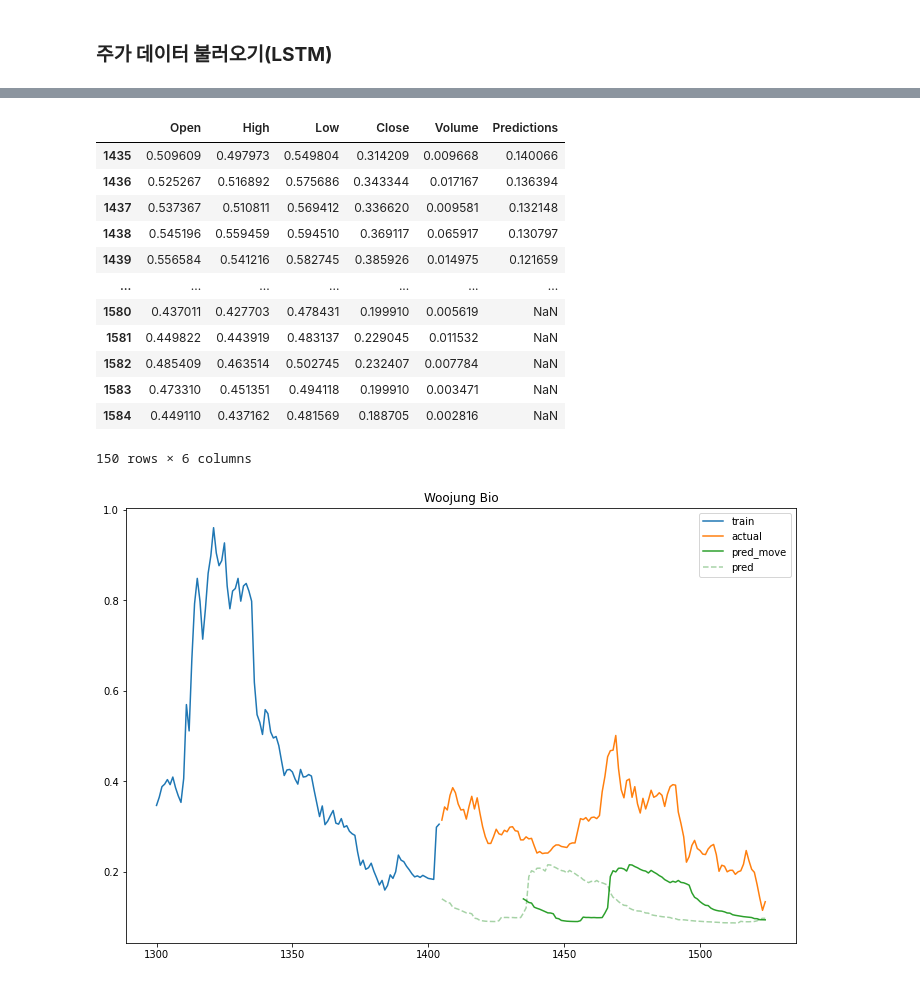
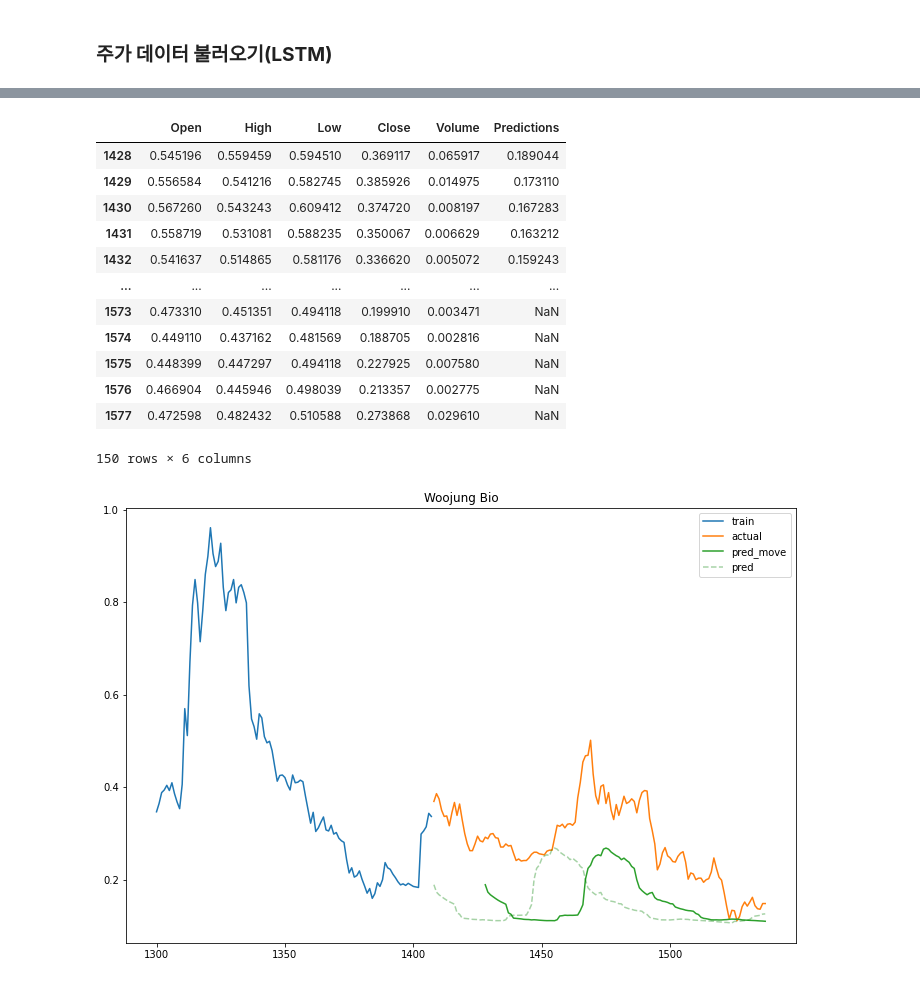
Before and after one commit to KimGriezmann/LSTM_price_prediction, a Jupyter notebook: price_predict.ipynb, the cells around one changed output, grey strips where cells are left out. Saved outputs shown, nothing was run; the diff lists cells and outputs as text; code cells hidden in the pictures.

```diff
--- a/price_predict.ipynb
+++ b/price_predict.ipynb
@@ -432,9 +432,9 @@ access_bio_test_feature = access_bio_test[feature_cols]
 access_bio_test_label = access_bio_test[label_cols]
 
 # train dataset
-samsung_train_feature, samsung_train_label = make_dataset(samsung_train_feature, samsung_train_label, 30)
-bio_train_feature, bio_train_label = make_dataset(bio_train_feature, bio_train_label, 30)
-access_bio_train_feature, access_bio_train_label = make_dataset(access_bio_train_feature, access_bio_train_label, 30)
+samsung_train_feature, samsung_train_label = make_dataset(samsung_train_feature, samsung_train_label, 20)
+bio_train_feature, bio_train_label = make_dataset(bio_train_feature, bio_train_label, 20)
+access_bio_train_feature, access_bio_train_label = make_dataset(access_bio_train_feature, access_bio_train_label, 20)
 
 # train, validation set 생성
 from sklearn.model_selection import train_test_split
@@ -443,9 +443,9 @@ bio_x_train, bio_x_valid, bio_y_train, bio_y_valid = train_test_split(bio_train_
 access_bio_x_train, access_bio_x_valid, access_bio_y_train, access_bio_y_valid = train_test_split(access_bio_train_feature, access_bio_train_label, test_size=0.2)
 
 # test dataset (실제 예측 해볼 데이터)
-samsung_test_feature, samsung_test_label = make_dataset(samsung_test_feature, samsung_test_label, 30)
-bio_test_feature, bio_test_label = make_dataset(bio_test_feature, bio_test_label, 30)
-access_bio_test_feature, access_bio_test_label = make_dataset(access_bio_test_feature, access_bio_test_label, 30)
+samsung_test_feature, samsung_test_label = make_dataset(samsung_test_feature, samsung_test_label, 20)
+bio_test_feature, bio_test_label = make_dataset(bio_test_feature, bio_test_label, 20)
+access_bio_test_feature, access_bio_test_label = make_dataset(access_bio_test_feature, access_bio_test_label, 20)
 # %%
 from keras.models import Sequential
 from keras.layers import Dense
@@ -478,9 +494,9 @@ access_bio_pred = model3.predict(access_bio_test_feature)
 # %%
-samsung_index_ex = list(range(2565,2565+len(samsung_pred)))
+samsung_index_ex = list(range(2568,2568+len(samsung_pred)))
 samsung_pred_df = pd.DataFrame(samsung_pred, index = samsung_index_ex)
 
-bio_index_ex = list(range(1405,1405+len(bio_pred)))
+bio_index_ex = list(range(1408,1408+len(bio_pred)))
 bio_pred_df = pd.DataFrame(bio_pred, index = bio_index_ex)
 
-access_bio_index_ex = list(range(1823,1823+len(access_bio_pred)))
+access_bio_index_ex = list(range(1826,1826+len(access_bio_pred)))
 access_bio_pred_df = pd.DataFrame(access_bio_pred, index = access_bio_index_ex)
@@ -572,30 +573,31 @@ bio_test_df
 150 rows × 6 columns
 # %%
-ma30_index = list(range(1435,1435+len(bio_test_df)))
+ma30_index = list(range(1428,1428+len(bio_test_df)))
 ma30_bio_pred_df = bio_test_df.set_index(keys = [ma30_index], inplace = False)
 ma30_bio_pred_df
 # %% [output]
 |  | Open | High | Low | Close | Volume | Predictions |
-| 1435 | 0.509609 | 0.497973 | 0.549804 | 0.314209 | 0.009668 | 0.140066 |
-| 1436 | 0.525267 | 0.516892 | 0.575686 | 0.343344 | 0.017167 | 0.136394 |
-| 1437 | 0.537367 | 0.510811 | 0.569412 | 0.336620 | 0.009581 | 0.132148 |
-| 1438 | 0.545196 | 0.559459 | 0.594510 | 0.369117 | 0.065917 | 0.130797 |
-| 1439 | 0.556584 | 0.541216 | 0.582745 | 0.385926 | 0.014975 | 0.121659 |
+| 1428 | 0.545196 | 0.559459 | 0.594510 | 0.369117 | 0.065917 | 0.189044 |
+| 1429 | 0.556584 | 0.541216 | 0.582745 | 0.385926 | 0.014975 | 0.173110 |
+| 1430 | 0.567260 | 0.543243 | 0.609412 | 0.374720 | 0.008197 | 0.167283 |
+| 1431 | 0.558719 | 0.531081 | 0.588235 | 0.350067 | 0.006629 | 0.163212 |
+| 1432 | 0.541637 | 0.514865 | 0.581176 | 0.336620 | 0.005072 | 0.159243 |
 | ... | ... | ... | ... | ... | ... | ... |
-| 1580 | 0.437011 | 0.427703 | 0.478431 | 0.199910 | 0.005619 | NaN |
-| 1581 | 0.449822 | 0.443919 | 0.483137 | 0.229045 | 0.011532 | NaN |
-| 1582 | 0.485409 | 0.463514 | 0.502745 | 0.232407 | 0.007784 | NaN |
-| 1583 | 0.473310 | 0.451351 | 0.494118 | 0.199910 | 0.003471 | NaN |
-| 1584 | 0.449110 | 0.437162 | 0.481569 | 0.188705 | 0.002816 | NaN |
+| 1573 | 0.473310 | 0.451351 | 0.494118 | 0.199910 | 0.003471 | NaN |
+| 1574 | 0.449110 | 0.437162 | 0.481569 | 0.188705 | 0.002816 | NaN |
+| 1575 | 0.448399 | 0.447297 | 0.494118 | 0.227925 | 0.007580 | NaN |
+| 1576 | 0.466904 | 0.445946 | 0.498039 | 0.213357 | 0.002775 | NaN |
+| 1577 | 0.472598 | 0.482432 | 0.510588 | 0.273868 | 0.029610 | NaN |
 150 rows × 6 columns
 # %%
 plt.figure(figsize=(12, 8))
 plt.plot(bio_train[1300:]['Close'], label='train')
-plt.plot(bio_test_df[:-30]['Close'], label='actual')
-plt.plot(ma30_bio_pred_df[:-60]['Predictions'], label='pred_move')
-plt.plot(bio_test_df[:-30]['Predictions'], linestyle = '--', label='pred', alpha = 0.35, c = 'green')
+plt.plot(bio_test_df[:-20]['Close'], label='actual')
+plt.plot(ma30_bio_pred_df[:-40]['Predictions'], label='pred_move')
+plt.plot(bio_test_df[:-20]['Predictions'], linestyle = '--', label='pred', alpha = 0.35, c = 'green')
+# plt.plot(bio_test_df[:-20]['Predictions'], label='pred')
 plt.title("Woojung Bio")
 plt.legend()
 plt.show()
 # %% [output]
-[figure, old version]
+[figure, new version]
```
Also changed, not shown: parts of 16 cells of this notebook.
